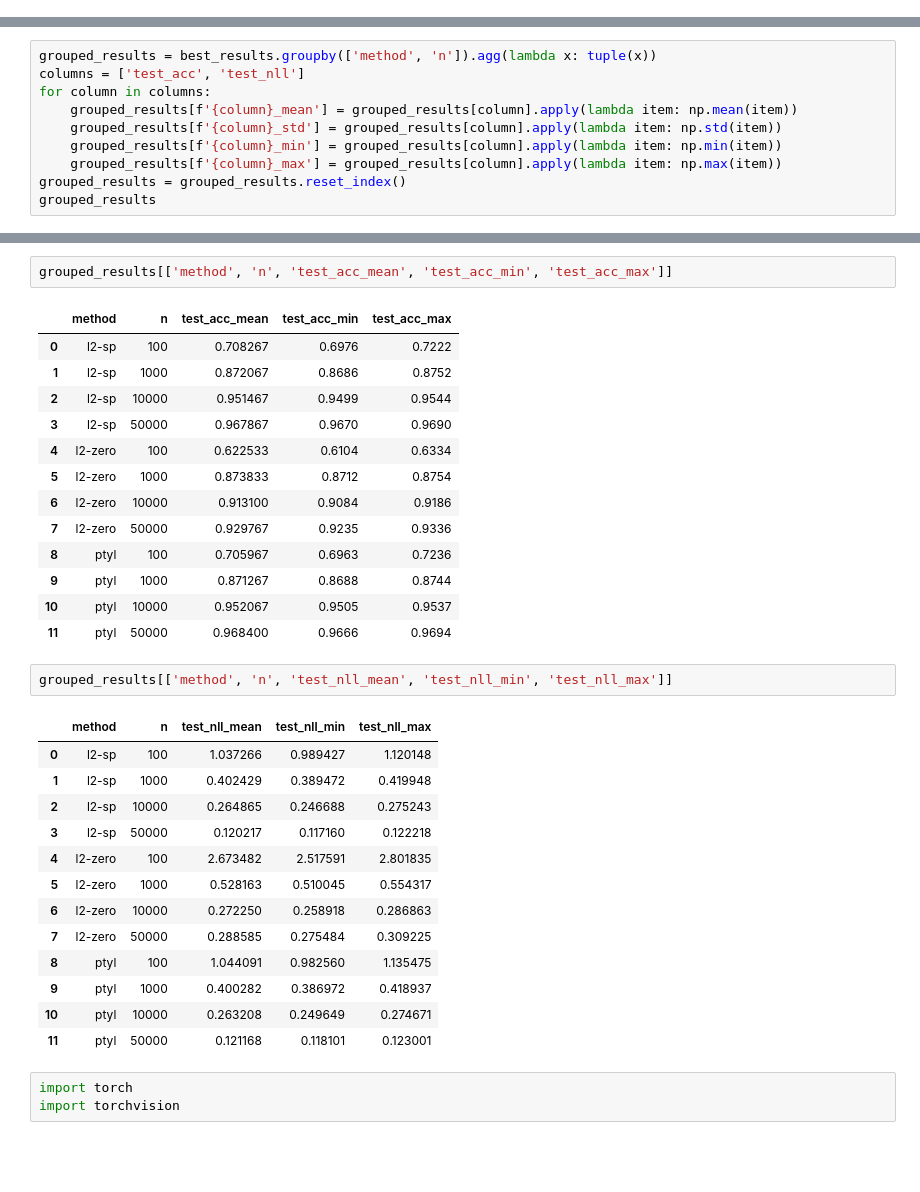
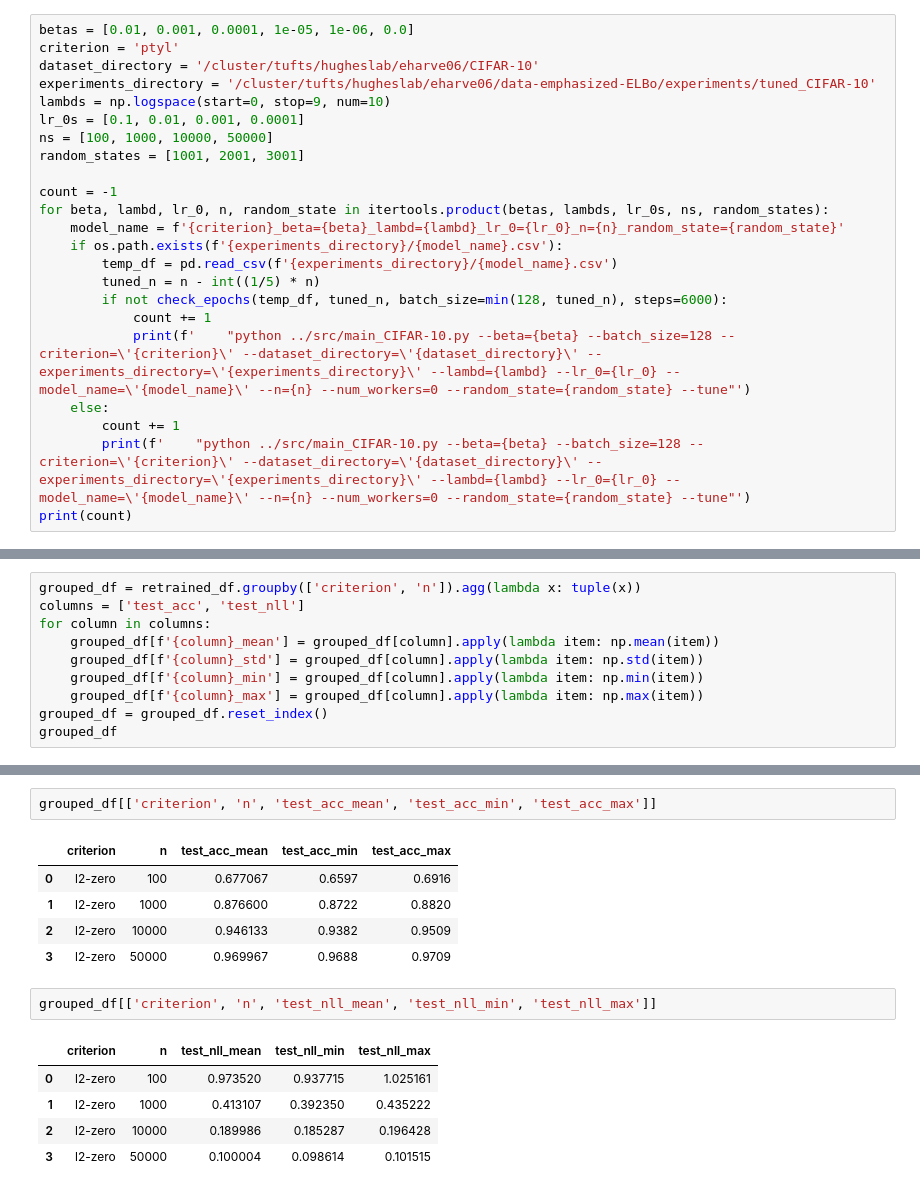
Before and after one commit to tufts-ml/data-emphasized-ELBo, a Jupyter notebook: notebooks/CIFAR-10.ipynb, the cells around one changed output, grey strips where cells are left out. Drawn from its saved outputs; the diff is of its cells as text; blank space fills up the shorter version.

```diff
--- a/notebooks/CIFAR-10.ipynb
+++ b/notebooks/CIFAR-10.ipynb
@@ -28,0 +91,23 @@ print(len(params))
+# %%
+betas = [0.01, 0.001, 0.0001, 1e-05, 1e-06, 0.0]
+criterion = 'ptyl'
+dataset_directory = '/cluster/tufts/hugheslab/eharve06/CIFAR-10'
+experiments_directory = '/cluster/tufts/hugheslab/eharve06/data-emphasized-ELBo/experiments/tuned_CIFAR-10'
+lambds = np.logspace(start=0, stop=9, num=10)
+lr_0s = [0.1, 0.01, 0.001, 0.0001]
+ns = [100, 1000, 10000, 50000]
+random_states = [1001, 2001, 3001]
+
+count = -1
+for beta, lambd, lr_0, n, random_state in itertools.product(betas, lambds, lr_0s, ns, random_states):
+    model_name = f'{criterion}_beta={beta}_lambd={lambd}_lr_0={lr_0}_n={n}_random_state={random_state}'
+    if os.path.exists(f'{experiments_directory}/{model_name}.csv'):
+        temp_df = pd.read_csv(f'{experiments_directory}/{model_name}.csv')
+        tuned_n = n - int((1/5) * n)
+        if not check_epochs(temp_df, tuned_n, batch_size=min(128, tuned_n), steps=6000):
+            count += 1
+            print(f'    "python ../src/main_CIFAR-10.py --beta={beta} --batch_size=128 --criterion=\'{criterion}\' --dataset_directory=\'{dataset_directory}\' --experiments_directory=\'{experiments_directory}\' --lambd={lambd} --lr_0={lr_0} --model_name=\'{model_name}\' --n={n} --num_workers=0 --random_state={random_state} --tune"')
+    else:
+        count += 1
+        print(f'    "python ../src/main_CIFAR-10.py --beta={beta} --batch_size=128 --criterion=\'{criterion}\' --dataset_directory=\'{dataset_directory}\' --experiments_directory=\'{experiments_directory}\' --lambd={lambd} --lr_0={lr_0} --model_name=\'{model_name}\' --n={n} --num_workers=0 --random_state={random_state} --tune"')
+print(count)
@@ -67,11 +163,11 @@ best_results_df
 # %%
-grouped_results = best_results.groupby(['method', 'n']).agg(lambda x: tuple(x))
+grouped_df = retrained_df.groupby(['criterion', 'n']).agg(lambda x: tuple(x))
 columns = ['test_acc', 'test_nll']
 for column in columns:
-    grouped_results[f'{column}_mean'] = grouped_results[column].apply(lambda item: np.mean(item))
-    grouped_results[f'{column}_std'] = grouped_results[column].apply(lambda item: np.std(item))
-    grouped_results[f'{column}_min'] = grouped_results[column].apply(lambda item: np.min(item))
-    grouped_results[f'{column}_max'] = grouped_results[column].apply(lambda item: np.max(item))
-grouped_results = grouped_results.reset_index()
-grouped_results
+    grouped_df[f'{column}_mean'] = grouped_df[column].apply(lambda item: np.mean(item))
+    grouped_df[f'{column}_std'] = grouped_df[column].apply(lambda item: np.std(item))
+    grouped_df[f'{column}_min'] = grouped_df[column].apply(lambda item: np.min(item))
+    grouped_df[f'{column}_max'] = grouped_df[column].apply(lambda item: np.max(item))
+grouped_df = grouped_df.reset_index()
+grouped_df
 # %% [output]
@@ -91,35 +179,16 @@ grouped_results
 # %%
-grouped_results[['method', 'n', 'test_acc_mean', 'test_acc_min', 'test_acc_max']]
+grouped_df[['criterion', 'n', 'test_acc_mean', 'test_acc_min', 'test_acc_max']]
 # %% [output]
-|  | method | n | test_acc_mean | test_acc_min | test_acc_max |
-| 0 | l2-sp | 100 | 0.708267 | 0.6976 | 0.7222 |
-| 1 | l2-sp | 1000 | 0.872067 | 0.8686 | 0.8752 |
-| 2 | l2-sp | 10000 | 0.951467 | 0.9499 | 0.9544 |
-| 3 | l2-sp | 50000 | 0.967867 | 0.9670 | 0.9690 |
-| 4 | l2-zero | 100 | 0.622533 | 0.6104 | 0.6334 |
-| 5 | l2-zero | 1000 | 0.873833 | 0.8712 | 0.8754 |
-| 6 | l2-zero | 10000 | 0.913100 | 0.9084 | 0.9186 |
-| 7 | l2-zero | 50000 | 0.929767 | 0.9235 | 0.9336 |
-| 8 | ptyl | 100 | 0.705967 | 0.6963 | 0.7236 |
-| 9 | ptyl | 1000 | 0.871267 | 0.8688 | 0.8744 |
-| 10 | ptyl | 10000 | 0.952067 | 0.9505 | 0.9537 |
-| 11 | ptyl | 50000 | 0.968400 | 0.9666 | 0.9694 |
+|  | criterion | n | test_acc_mean | test_acc_min | test_acc_max |
+| 0 | l2-zero | 100 | 0.677067 | 0.6597 | 0.6916 |
+| 1 | l2-zero | 1000 | 0.876600 | 0.8722 | 0.8820 |
+| 2 | l2-zero | 10000 | 0.946133 | 0.9382 | 0.9509 |
+| 3 | l2-zero | 50000 | 0.969967 | 0.9688 | 0.9709 |
 # %%
-grouped_results[['method', 'n', 'test_nll_mean', 'test_nll_min', 'test_nll_max']]
+grouped_df[['criterion', 'n', 'test_nll_mean', 'test_nll_min', 'test_nll_max']]
 # %% [output]
-|  | method | n | test_nll_mean | test_nll_min | test_nll_max |
-| 0 | l2-sp | 100 | 1.037266 | 0.989427 | 1.120148 |
-| 1 | l2-sp | 1000 | 0.402429 | 0.389472 | 0.419948 |
-| 2 | l2-sp | 10000 | 0.264865 | 0.246688 | 0.275243 |
-| 3 | l2-sp | 50000 | 0.120217 | 0.117160 | 0.122218 |
-| 4 | l2-zero | 100 | 2.673482 | 2.517591 | 2.801835 |
-| 5 | l2-zero | 1000 | 0.528163 | 0.510045 | 0.554317 |
-| 6 | l2-zero | 10000 | 0.272250 | 0.258918 | 0.286863 |
-| 7 | l2-zero | 50000 | 0.288585 | 0.275484 | 0.309225 |
-| 8 | ptyl | 100 | 1.044091 | 0.982560 | 1.135475 |
-| 9 | ptyl | 1000 | 0.400282 | 0.386972 | 0.418937 |
-| 10 | ptyl | 10000 | 0.263208 | 0.249649 | 0.274671 |
-| 11 | ptyl | 50000 | 0.121168 | 0.118101 | 0.123001 |
+|  | criterion | n | test_nll_mean | test_nll_min | test_nll_max |
+| 0 | l2-zero | 100 | 0.973520 | 0.937715 | 1.025161 |
+| 1 | l2-zero | 1000 | 0.413107 | 0.392350 | 0.435222 |
+| 2 | l2-zero | 10000 | 0.189986 | 0.185287 | 0.196428 |
+| 3 | l2-zero | 50000 | 0.100004 | 0.098614 | 0.101515 |
-# %%
-import torch
-import torchvision
```
Also changed, not shown: parts of 26 cells of this notebook, 42 other files.
